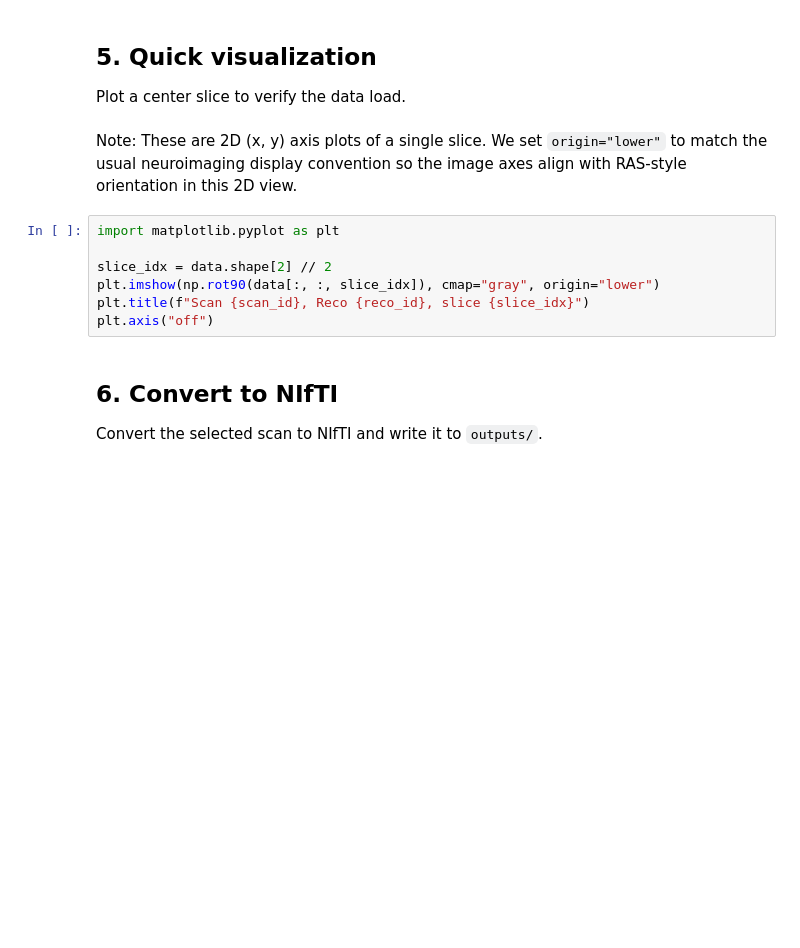
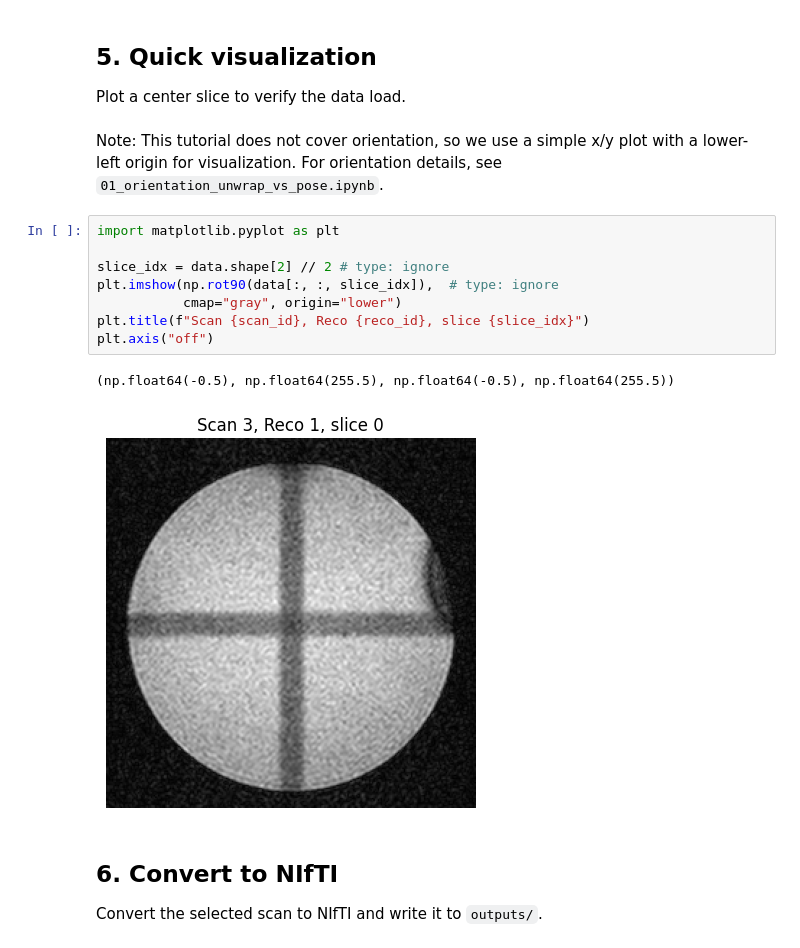
Before and after one commit to BrkRaw/brkraw-tutorial, a Jupyter notebook: notebooks/00_getting_started.ipynb, the cells around one changed output. Cells and saved outputs as stored; diff of their text form; blank space fills up the shorter version.

Commit message:
Polish tutorial notebooks

```diff
--- a/notebooks/00_getting_started.ipynb
+++ b/notebooks/00_getting_started.ipynb
@@ -86,15 +125,19 @@ data.shape, affine
 ## 5. Quick visualization
 
 Plot a center slice to verify the data load.
-# %% [markdown]
-Note: These are 2D (x, y) axis plots of a single slice. We set `origin="lower"` to match the usual neuroimaging display convention so the image axes align with RAS-style orientation in this 2D view.
+# %% [markdown]
+Note: This tutorial does not cover orientation, so we use a simple x/y plot with a lower-left origin for visualization. For orientation details, see `01_orientation_unwrap_vs_pose.ipynb`.
 # %%
 import matplotlib.pyplot as plt
 
-slice_idx = data.shape[2] // 2
-plt.imshow(np.rot90(data[:, :, slice_idx]), cmap="gray", origin="lower")
+slice_idx = data.shape[2] // 2 # type: ignore
+plt.imshow(np.rot90(data[:, :, slice_idx]),  # type: ignore
+           cmap="gray", origin="lower")
 plt.title(f"Scan {scan_id}, Reco {reco_id}, slice {slice_idx}")
 plt.axis("off")
+# %% [output]
+(np.float64(-0.5), np.float64(255.5), np.float64(-0.5), np.float64(255.5))
+[figure, added]
 # %% [markdown]
 ## 6. Convert to NIfTI
 
```
Also changed, not shown: parts of 25 cells of this notebook, 2 other files.
